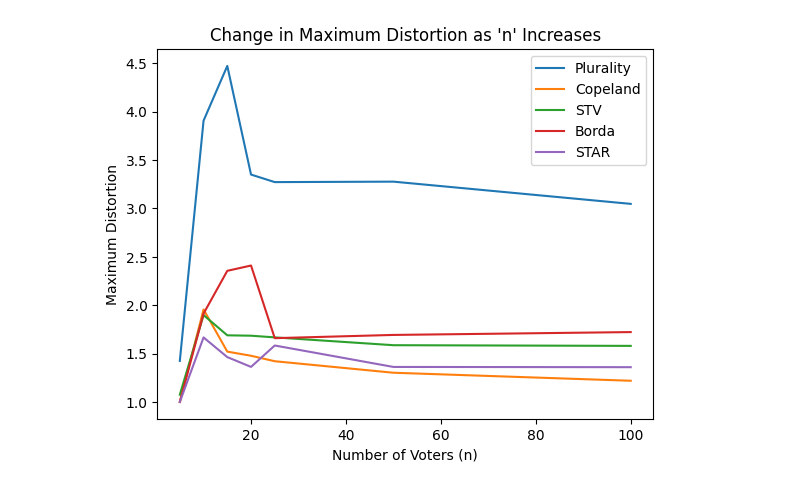
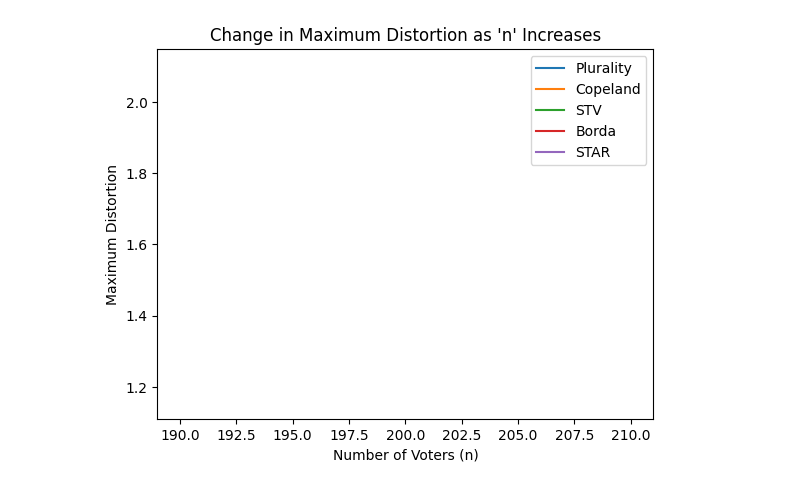
Before and after one commit to nguyetmle/voting-distortion, a Jupyter notebook: Visualization2D.ipynb, the cells around one changed output. Saved outputs shown, nothing was run; the diff lists cells and outputs as text; code cells hidden in the pictures.

```diff
--- a/Visualization2D.ipynb
+++ b/Visualization2D.ipynb
@@ -205,21 +204,21 @@ group_by_n
 # %%
-plt.plot(group_by_n.index, group_by_n["Plurality_Distortion_max"], label="Plurality")
-plt.plot(group_by_n.index, group_by_n["Copeland_Distortion_max"], label="Copeland")
-plt.plot(group_by_n.index, group_by_n["STV_Distortion_max"], label="STV")
-plt.plot(group_by_n.index, group_by_n["Borda_Distortion_max"], label="Borda")
-plt.plot(group_by_n.index, group_by_n["STAR_Distortion_max"], label="STAR")
+# plt.plot(group_by_n.index, group_by_n["Plurality_Distortion_max"], label="Plurality")
+# plt.plot(group_by_n.index, group_by_n["Copeland_Distortion_max"], label="Copeland")
+# plt.plot(group_by_n.index, group_by_n["STV_Distortion_max"], label="STV")
+# plt.plot(group_by_n.index, group_by_n["Borda_Distortion_max"], label="Borda")
+# plt.plot(group_by_n.index, group_by_n["STAR_Distortion_max"], label="STAR")
 
-# Customize the plot
-plt.xlabel("Number of Voters (n)")
-plt.ylabel("Maximum Distortion")
-plt.title("Change in Maximum Distortion as 'n' Increases")
-plt.legend()
+# # Customize the plot
+# plt.xlabel("Number of Voters (n)")
+# plt.ylabel("Maximum Distortion")
+# plt.title("Change in Maximum Distortion as 'n' Increases")
+# plt.legend()
 
 
-# Show the plot
-plt.show()
+# # Show the plot
+# plt.show()
 # %% [output]
-[figure, old version]
+[figure, new version]
 # %%
 # Define the target value
 target_value = 1
```
Also changed, not shown: parts of 18 cells of this notebook, 4 other files.
